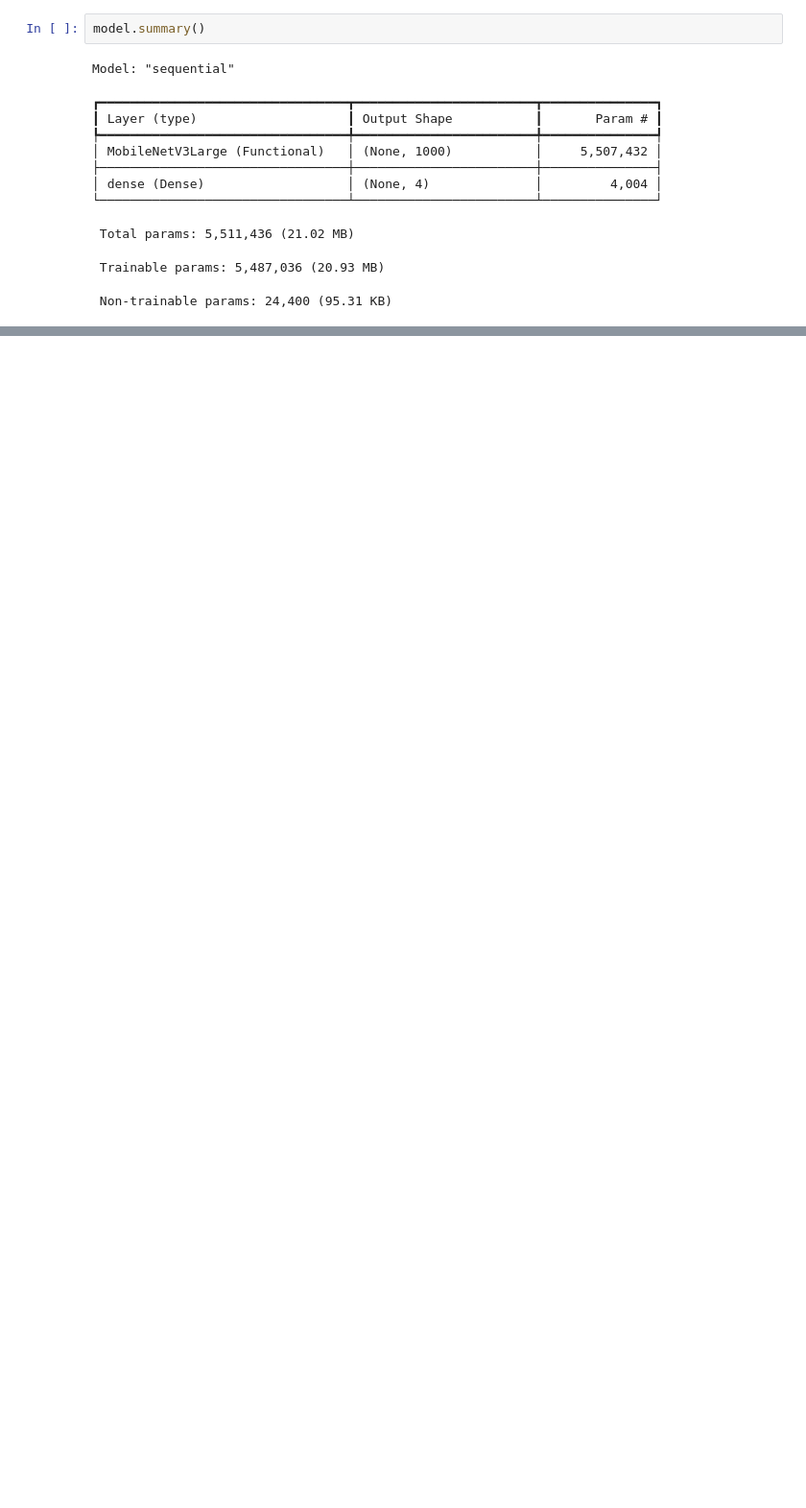
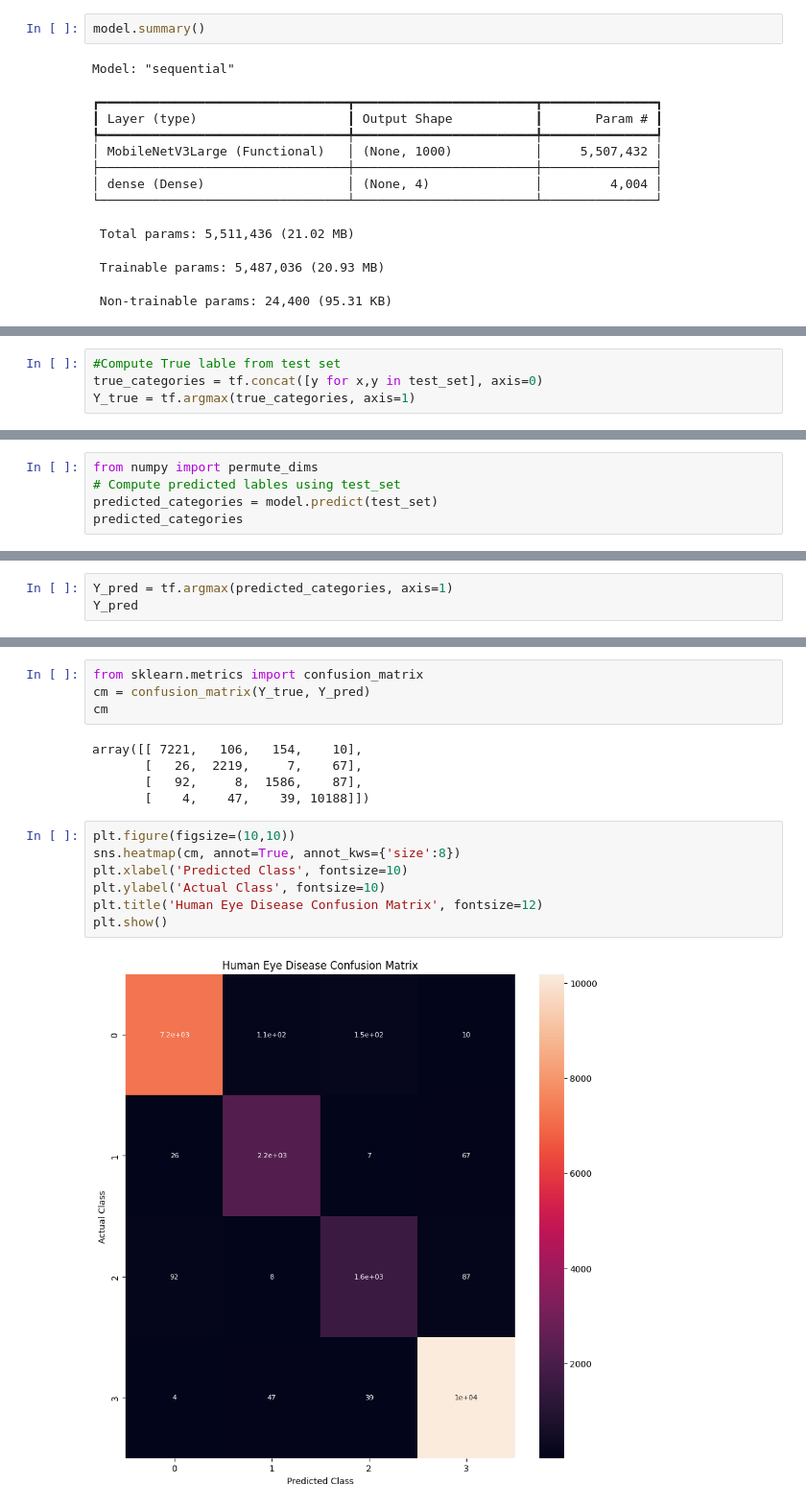
Before and after one commit to T-Godwins/eye-disease, a Jupyter notebook: training_model.ipynb, the cells around one changed output, grey strips where cells are left out. Shown at 96% size. Saved outputs shown, nothing was run; the diff lists cells and outputs as text; blank space fills up the shorter version.

```diff
--- a/training_model.ipynb
+++ b/training_model.ipynb
@@ -227,0 +275,4 @@ ValueError: Arguments `target` and `output` must have the same rank (ndim). Rece
+# %%
+#Compute True lable from test set
+true_categories = tf.concat([y for x,y in test_set], axis=0)
+Y_true = tf.argmax(true_categories, axis=1)
@@ -227,0 +294,5 @@ ValueError: Arguments `target` and `output` must have the same rank (ndim). Rece
+# %%
+from numpy import permute_dims
+# Compute predicted lables using test_set
+predicted_categories = model.predict(test_set)
+predicted_categories
@@ -227,0 +308,3 @@ ValueError: Arguments `target` and `output` must have the same rank (ndim). Rece
+# %%
+Y_pred = tf.argmax(predicted_categories, axis=1)
+Y_pred
@@ -227,0 +331,18 @@ ValueError: Arguments `target` and `output` must have the same rank (ndim). Rece
+# %%
+from sklearn.metrics import confusion_matrix
+cm = confusion_matrix(Y_true, Y_pred)
+cm
+# %% [output]
+array([[ 7221,   106,   154,    10],
+       [   26,  2219,     7,    67],
+       [   92,     8,  1586,    87],
+       [    4,    47,    39, 10188]])
+# %%
+plt.figure(figsize=(10,10))
+sns.heatmap(cm, annot=True, annot_kws={'size':8})
+plt.xlabel('Predicted Class', fontsize=10)
+plt.ylabel('Actual Class', fontsize=10)
+plt.title('Human Eye Disease Confusion Matrix', fontsize=12)
+plt.show()
+# %% [output]
+[figure, added]
```
Also changed, not shown: parts of 31 cells of this notebook, 1 other file.
